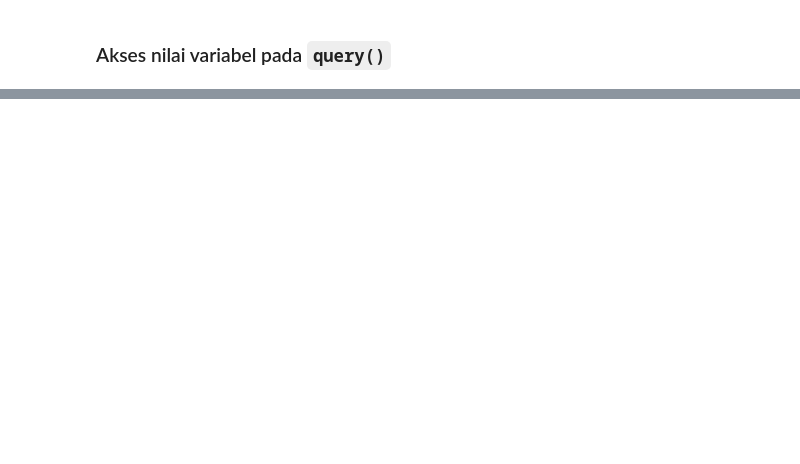
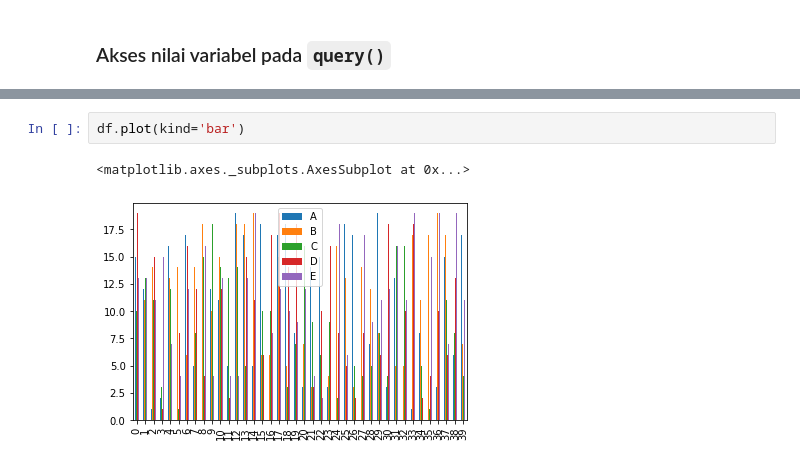
Before and after one commit to boedybios/pandas_tricks, a Jupyter notebook: pandas_tricks.ipynb, the cells around one changed output, grey strips where cells are left out. Drawn from its saved outputs; the diff is of its cells as text; blank space fills up the shorter version.

```diff
--- a/pandas_tricks.ipynb
+++ b/pandas_tricks.ipynb
@@ -1007,0 +2021,5 @@ df.query('A > @rerata')
+# %%
+df.plot(kind='bar')
+# %% [output]
+<matplotlib.axes._subplots.AxesSubplot at 0x...>
+[figure, added]
```
Also changed, not shown: parts of 201 cells of this notebook.
